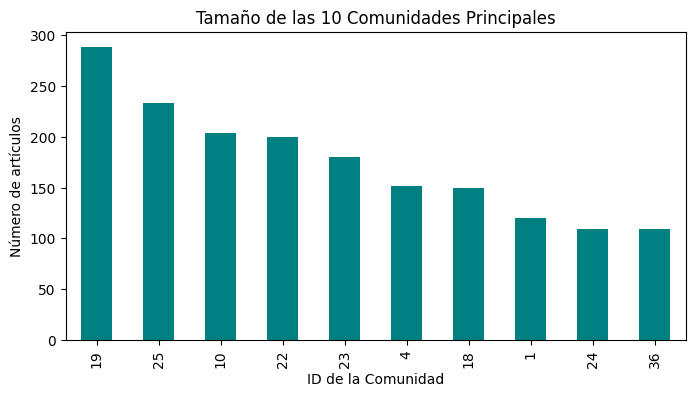
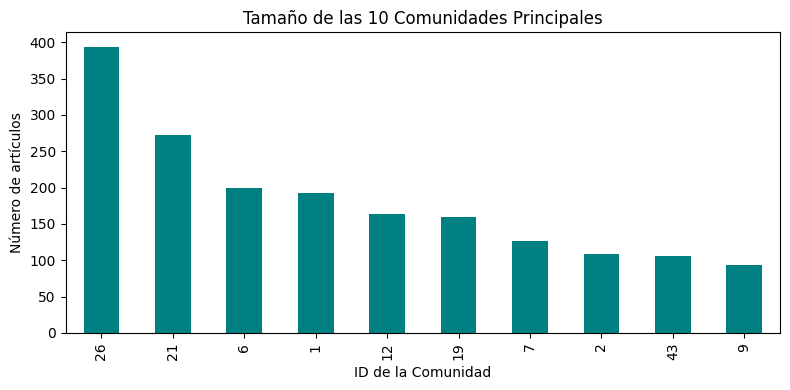
Unified diff of the notebook cell whose output changed from the first chart to the second:
--- before
+++ after
@@ -1,3 +1,2 @@
-
 # --- 1. MÉTRICAS DE CENTRALIDAD ---
 # Calculamos la centralidad de grado y la centralidad de intermediación (betweenness)
@@ -21,15 +20,4 @@
         dict_comunidades[nodo] = id_comunidad
 
-# Contar cuántas comunidades se detectaron y su tamaño
-conteo_comunidades = df_relacional['comunidad_louvain'].value_counts()
-print(f"Total de comunidades detectadas: {len(conteo_comunidades)}")
-
-# Ver el tamaño de las 10 comunidades más grandes
-conteo_comunidades.head(10).plot(kind='bar', figsize=(8, 4), color='teal')
-plt.title("Tamaño de las 10 Comunidades Principales")
-plt.ylabel("Número de artículos")
-plt.xlabel("ID de la Comunidad")
-plt.show()
-
 # --- 4. CONSOLIDACIÓN EN UN DATAFRAME ---
 # Unimos todas las características extraídas en un DataFrame usando el ID del artículo como índice
@@ -44,4 +32,22 @@
 df_relacional.index.name = 'paper_id'
 
+# Carpeta específica para las figuras de esta tarea
+figs_relacionales_path = figs_path / 'caracteristicas_relacionales'
+figs_relacionales_path.mkdir(parents=True, exist_ok=True)
+
+# Contar cuántas comunidades se detectaron y su tamaño
+conteo_comunidades = df_relacional['comunidad_louvain'].value_counts()
+print(f"Total de comunidades detectadas: {len(conteo_comunidades)}")
+
+# Ver el tamaño de las 10 comunidades más grandes
+ax = conteo_comunidades.head(10).plot(kind='bar', figsize=(8, 4), color='teal')
+plt.title("Tamaño de las 10 Comunidades Principales")
+plt.ylabel("Número de artículos")
+plt.xlabel("ID de la Comunidad")
+fig_top10 = ax.get_figure()
+fig_top10.tight_layout()
+fig_top10.savefig(figs_relacionales_path / 'top10_comunidades_louvain.png', dpi=300, bbox_inches='tight')
+plt.show()
+
 # Mostramos los primeros 5 nodos con sus nuevas características relacionales
 df_relacional.head()
@@ -54,3 +60,7 @@
 sns.scatterplot(data=df_relacional, x='centralidad_grado', y='coeficiente_clustering', alpha=0.5)
 plt.title("Centralidad vs Clustering")
+plt.tight_layout()
+plt.savefig(figs_relacionales_path / 'centralidad_vs_clustering.png', dpi=300, bbox_inches='tight')
 plt.show()
+
+print(f"Figuras guardadas en: {figs_relacionales_path}")

Commit: chore(latex): Actualiza apartado metodología y corregir compilación del informe